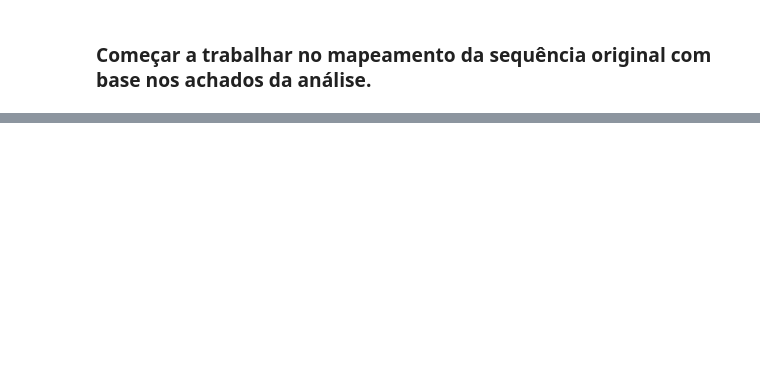
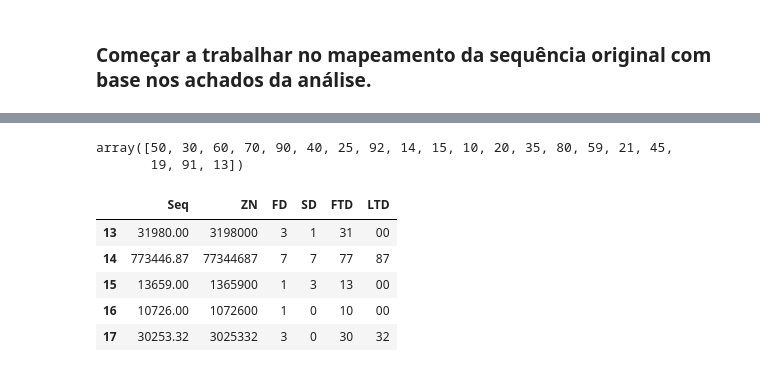
Before and after one commit to milcent/benford_py, a Jupyter notebook: Ben_OOP.ipynb, the cells around one changed output, grey strips where cells are left out. Saved outputs shown, nothing was run; the diff lists cells and outputs as text; code cells hidden in the pictures; blank space fills up the shorter version.

```diff
--- a/Ben_OOP.ipynb
+++ b/Ben_OOP.ipynb
@@ -377,0 +372,16 @@ The 20 most frequent numbers are:
+# %%
+m = np.array(df.index[:20])
+m
+# %% [output]
+array([50, 30, 60, 70, 90, 40, 25, 92, 14, 15, 10, 20, 35, 80, 59, 21, 45,
+       19, 91, 13])
+# %%
+bb =b.copy()
+bb.head()
+# %% [output]
+|  | Seq | ZN | FD | SD | FTD | LTD |
+| 13 | 31980.00 | 3198000 | 3 | 1 | 31 | 00 |
+| 14 | 773446.87 | 77344687 | 7 | 7 | 77 | 87 |
+| 15 | 13659.00 | 1365900 | 1 | 3 | 13 | 00 |
+| 16 | 10726.00 | 1072600 | 1 | 0 | 10 | 00 |
+| 17 | 30253.32 | 3025332 | 3 | 0 | 30 | 32 |
```
Also changed, not shown: parts of 23 cells of this notebook, 1 other file.
